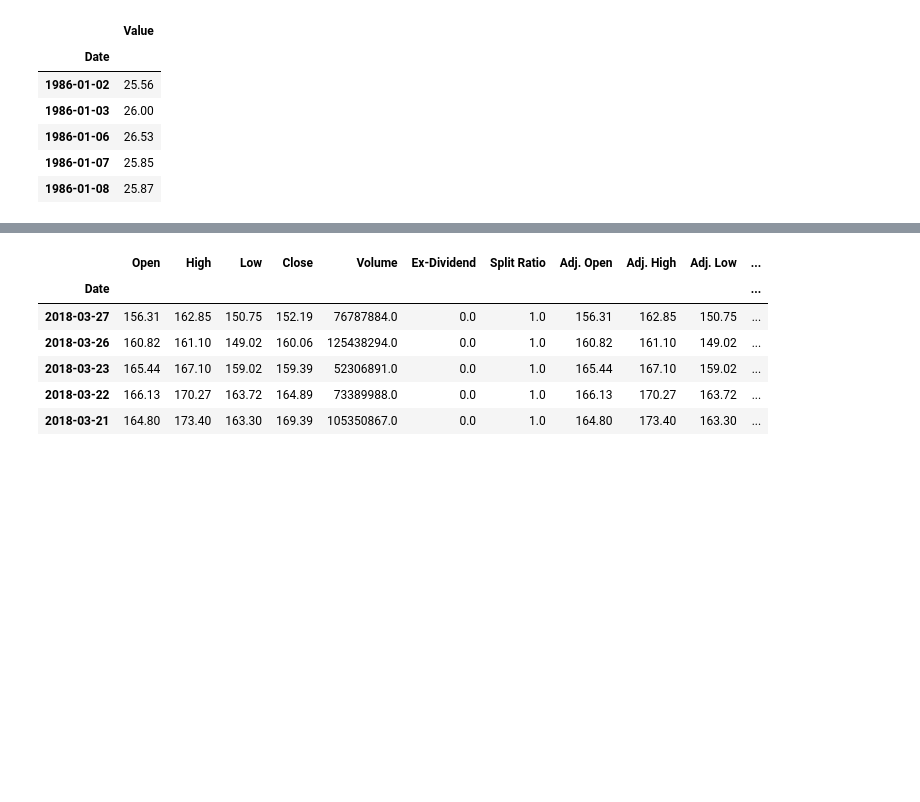
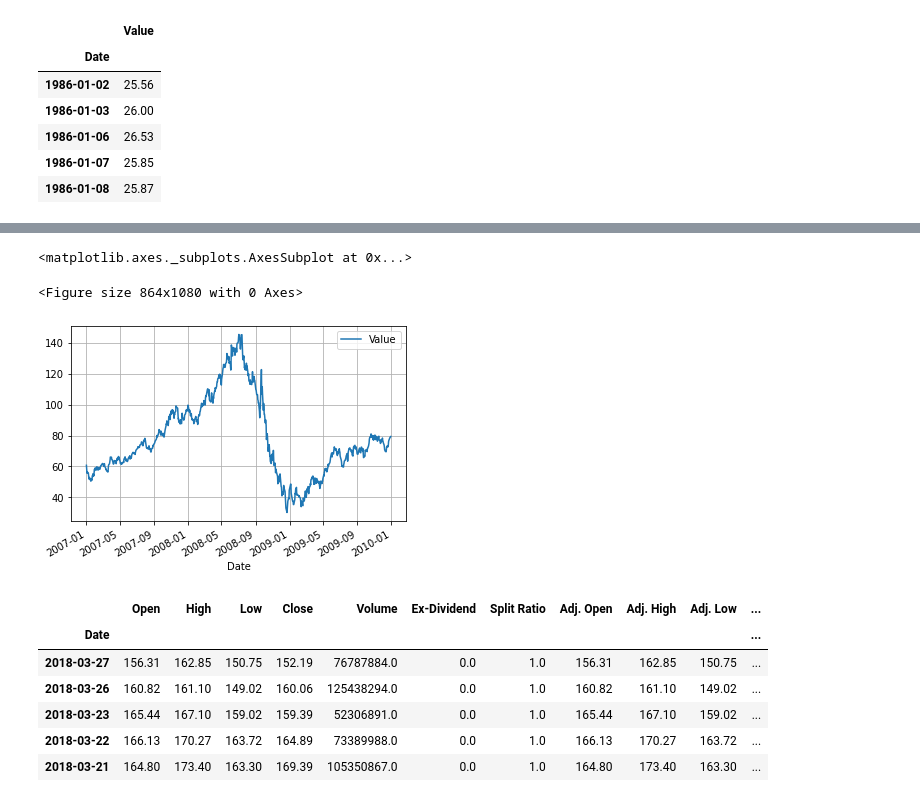
Before and after one commit to mhsnjvd/jupyter_notebooks, a Jupyter notebook: quandl_example.ipynb, the cells around one changed output, grey strips where cells are left out. Cells and saved outputs as stored; diff of their text form; code cells hidden in the pictures; blank space fills up the shorter version.

Commit message:
better graphics for quandl_example

```diff
--- a/quandl_example.ipynb
+++ b/quandl_example.ipynb
@@ -26,3 +20,10 @@ data.plot(grid=True)
+# %%
+plt.figure(figsize=(12, 15))
+data['2007':'2009'].plot(grid=True)
+# %% [output]
+<matplotlib.axes._subplots.AxesSubplot at 0x...>
+<Figure size 864x1080 with 0 Axes>
+[figure, added]
 # %%
 import requests
 url = 'https://www.quandl.com/api/v3/datasets/WIKI/FB/data.csv?api_key=mReXiguoQheAobrp8Dmn'
```
Also changed, not shown: parts of 5 cells of this notebook.
